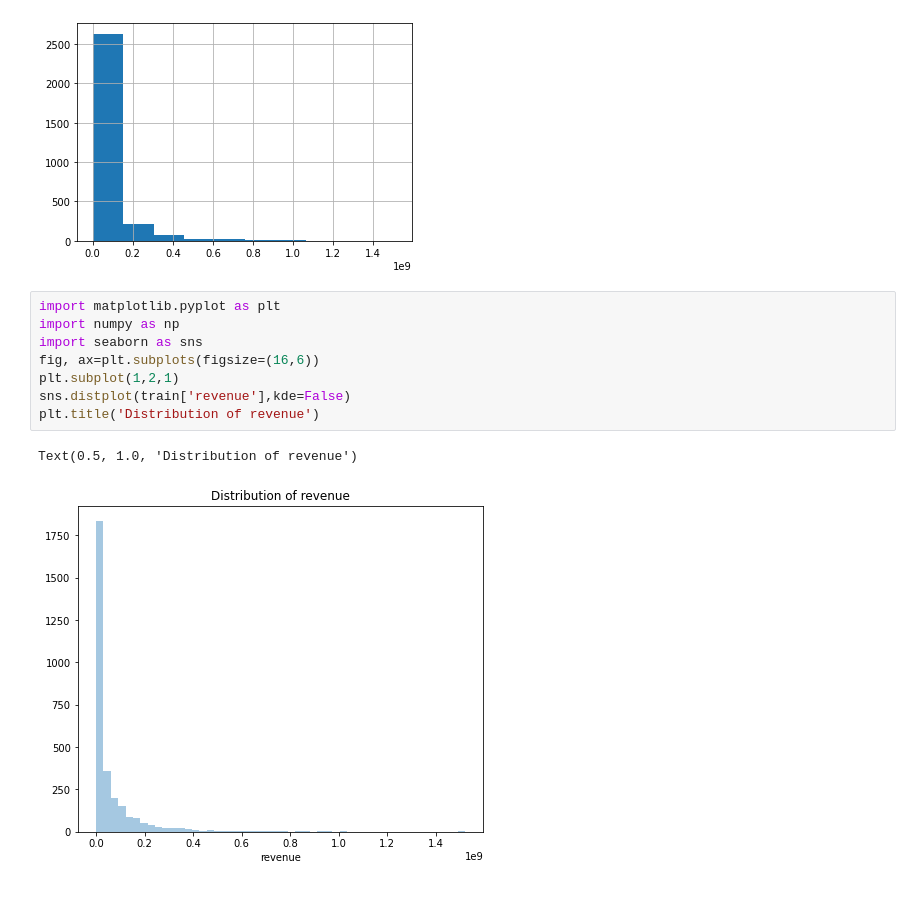
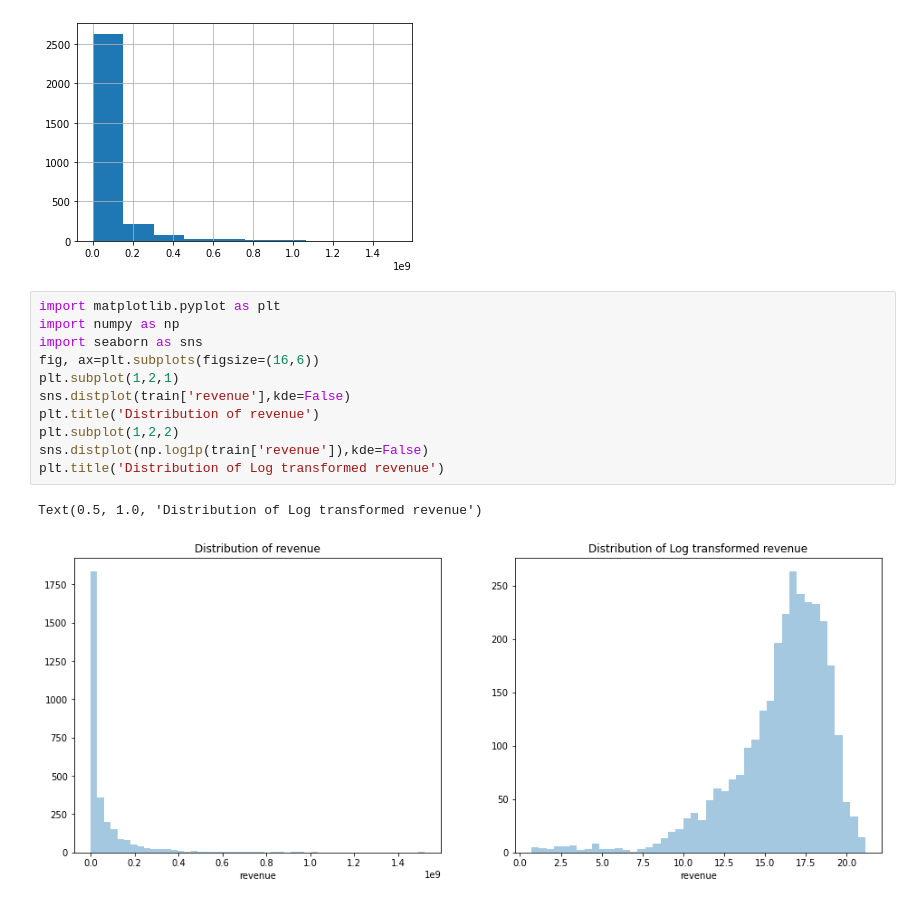
Before and after one commit to kvs-1998/BoxOfficePrediction, a Jupyter notebook: BoxOfficePrediction.ipynb, the cells around one changed output. Saved outputs shown, nothing was run; the diff lists cells and outputs as text.

```diff
--- a/BoxOfficePrediction.ipynb
+++ b/BoxOfficePrediction.ipynb
@@ -60,11 +64,14 @@ train.revenue.hist()
 # %%
 import matplotlib.pyplot as plt
 import numpy as np
 import seaborn as sns
 fig, ax=plt.subplots(figsize=(16,6))
 plt.subplot(1,2,1)
 sns.distplot(train['revenue'],kde=False)
 plt.title('Distribution of revenue')
+plt.subplot(1,2,2)
+sns.distplot(np.log1p(train['revenue']),kde=False)
+plt.title('Distribution of Log transformed revenue')
 # %% [output]
-Text(0.5, 1.0, 'Distribution of revenue')
+Text(0.5, 1.0, 'Distribution of Log transformed revenue')
-[figure, old version]
+[figure, new version]
```
Also changed, not shown: parts of 17 cells of this notebook.
